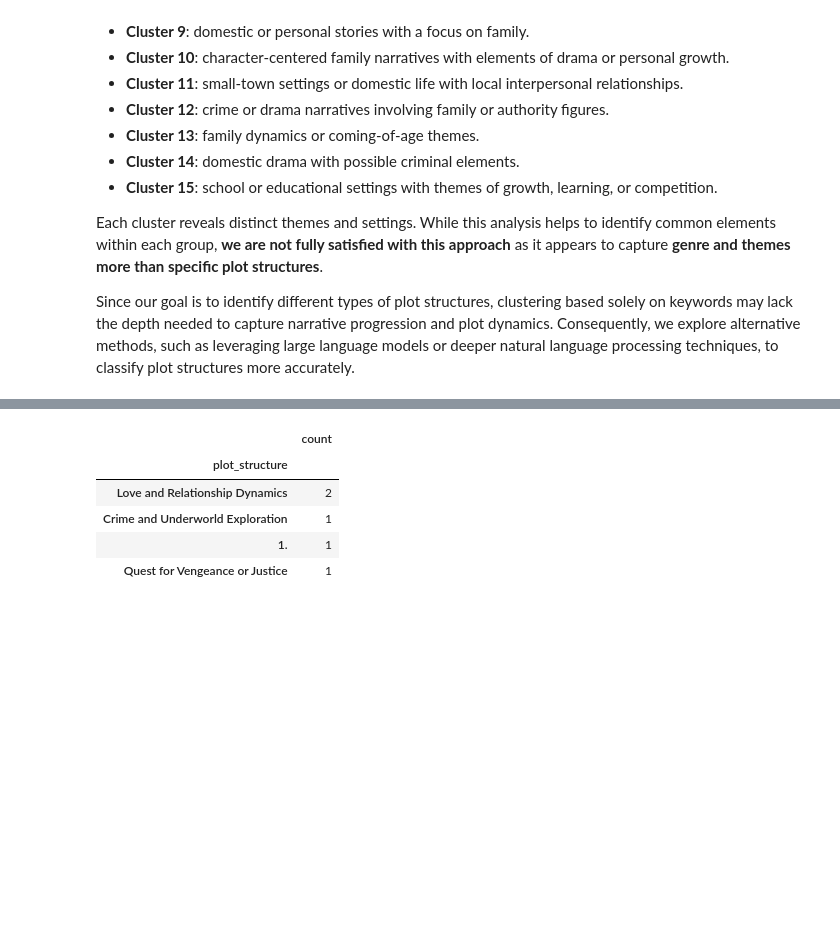
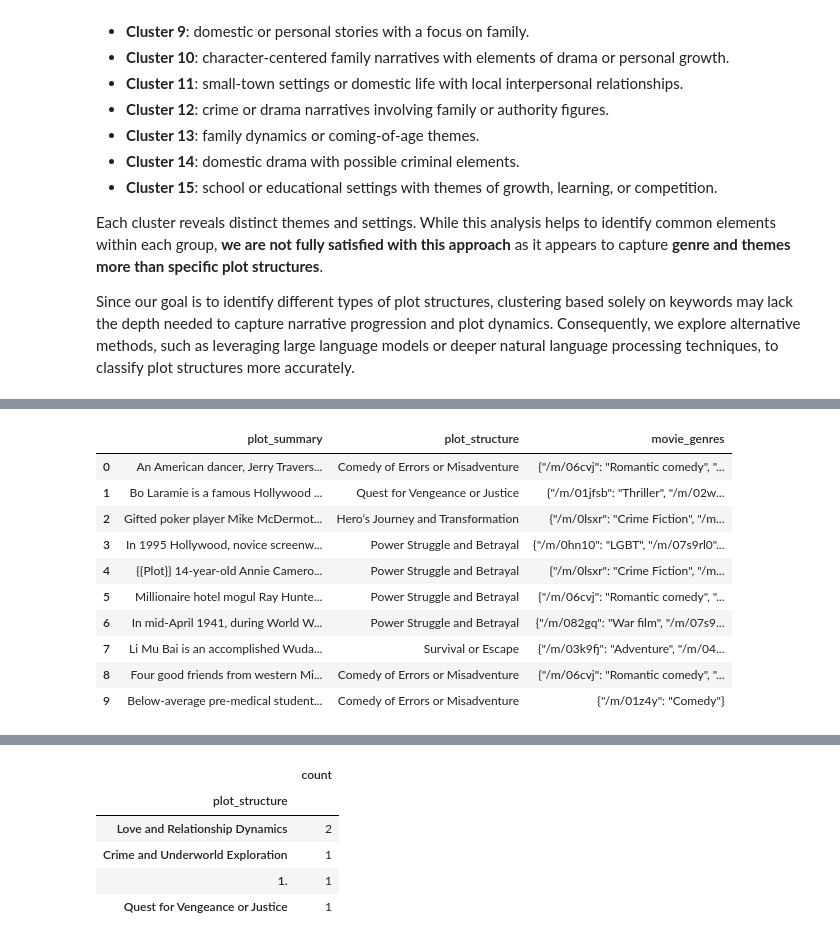
Before and after one commit to arthurEpfl/CMU_MovieCorpus_Data_Analysis, a Jupyter notebook: src/summaries.ipynb, the cells around one changed output, grey strips where cells are left out. Cells and saved outputs as stored; diff of their text form; code cells hidden in the pictures; blank space fills up the shorter version.

```diff
--- a/src/summaries.ipynb
+++ b/src/summaries.ipynb
@@ -355 +403,38 @@ def summarize_text_with_retry(text, retries=3):
+# %%
+def truncate_text(text, max_words=400):
+    # Split and truncate to the first max_words
+    words = text.split()
+    if len(words) > max_words:
+        return " ".join(words[:max_words])
+    return text
+
+def summarize_text(text):
+    limit=476
+    chunk_size=600
+    max_len=250
+    min_len=150
+    word_count = len(text.split())
+    print("len text", len(text))
+    print("word_count ", word_count)
+    #print(text.split())
+    if word_count < limit:
+        return text
+    if word_count > chunk_size :
+      summary = ''
+      for i in range(0, word_count, chunk_size):
+        start = 20 if i == 0 else i
+        end = min(i + chunk_size, word_count)
+        print(i, start - 20, end)
+        chunk = " ".join(text.split()[start-20:end])
+        print("chunk :", chunk)
+        chunk_len = len(chunk.split())
+        if chunk_len < 250:
+          summary += chunk
+        else:
+          summary += summarizer(chunk, max_length=250, min_length=min_len, do_sample=False)[0]['summary_text']
+        print(summary)
+      return summary
+
+    summary = summarizer(text, max_length=max_len, min_length=min_len, do_sample=False)[0]['summary_text']
+    return summary
 # %%
@@ -400,3 +500,17 @@ merged_sample['clean_plot_summary', 'plot_structure', 'movie_genre']
+# %%
+merged_sample[['plot_summary','plot_structure', 'movie_genres']]
+# %% [output]
+|  | plot_summary | plot_structure | movie_genres |
+| 0 | An American dancer, Jerry Travers... | Comedy of Errors or Misadventure | {"/m/06cvj": "Romantic comedy", "... |
+| 1 | Bo Laramie is a famous Hollywood ... | Quest for Vengeance or Justice | {"/m/01jfsb": "Thriller", "/m/02w... |
+| 2 | Gifted poker player Mike McDermot... | Hero’s Journey and Transformation | {"/m/0lsxr": "Crime Fiction", "/m... |
+| 3 | In 1995 Hollywood, novice screenw... | Power Struggle and Betrayal | {"/m/0hn10": "LGBT", "/m/07s9rl0"... |
+| 4 | {{Plot}} 14-year-old Annie Camero... | Power Struggle and Betrayal | {"/m/0lsxr": "Crime Fiction", "/m... |
+| 5 | Millionaire hotel mogul Ray Hunte... | Power Struggle and Betrayal | {"/m/06cvj": "Romantic comedy", "... |
+| 6 | In mid-April 1941, during World W... | Power Struggle and Betrayal | {"/m/082gq": "War film", "/m/07s9... |
+| 7 | Li Mu Bai is an accomplished Wuda... | Survival or Escape | {"/m/03k9fj": "Adventure", "/m/04... |
+| 8 | Four good friends from western Mi... | Comedy of Errors or Misadventure | {"/m/06cvj": "Romantic comedy", "... |
+| 9 | Below-average pre-medical student... | Comedy of Errors or Misadventure | {"/m/01z4y": "Comedy"} |
 # %%
 # prompt: print only the columns plot_structure, clean_summary and movie_genre of merged_sample
 
```
Also changed, not shown: parts of 11 cells of this notebook.
